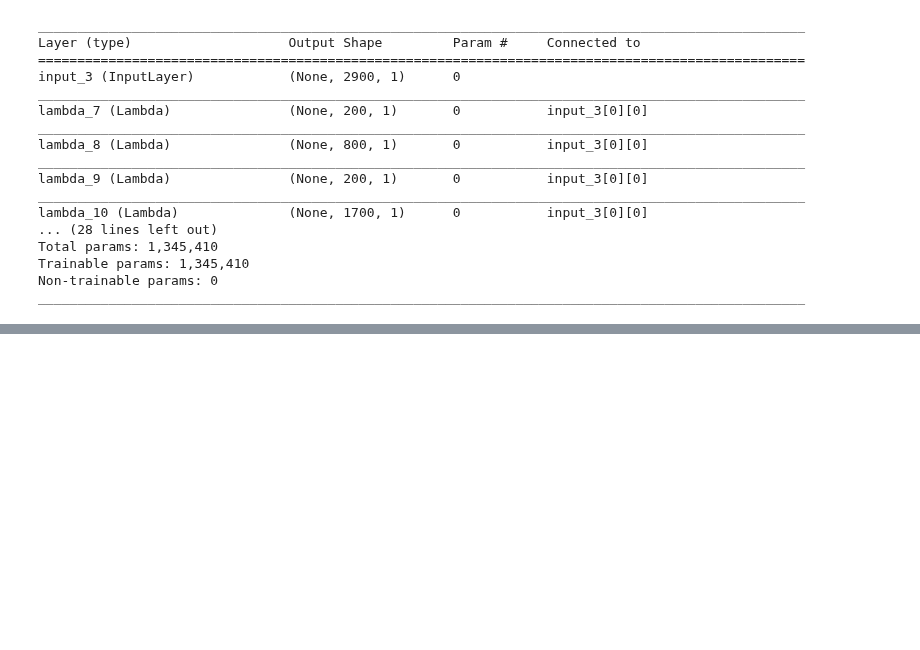
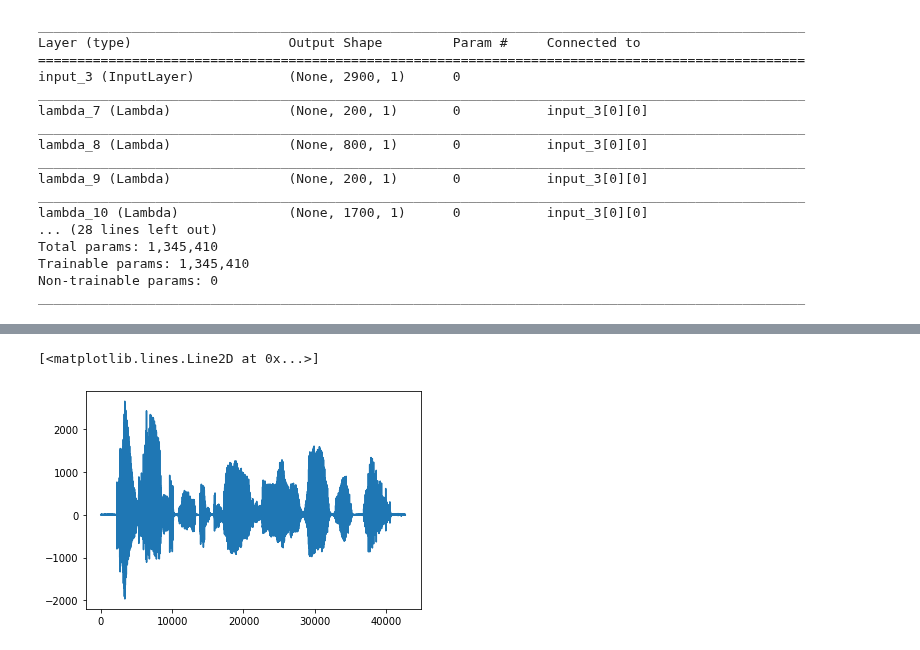
Before and after one commit to IstiaqAnsari/SpectNet, a Jupyter notebook: codes/custom_layers.ipynb, the cells around one changed output, grey strips where cells are left out. Drawn from its saved outputs; the diff is of its cells as text; code cells hidden in the pictures; blank space fills up the shorter version.

```diff
--- a/codes/custom_layers.ipynb
+++ b/codes/custom_layers.ipynb
@@ -329,0 +355,8 @@ net.layers
+# %%
+import scipy.io.wavfile as wav
+import os
+(fs,sig) = wav.read(os.path.join("..","gammatonegram","gammatonegram","sa2.wav"))
+plt.plot(sig)
+# %% [output]
+[<matplotlib.lines.Line2D at 0x...>]
+[figure, added]
```
Also changed, not shown: parts of 18 cells of this notebook, 18 other files.
